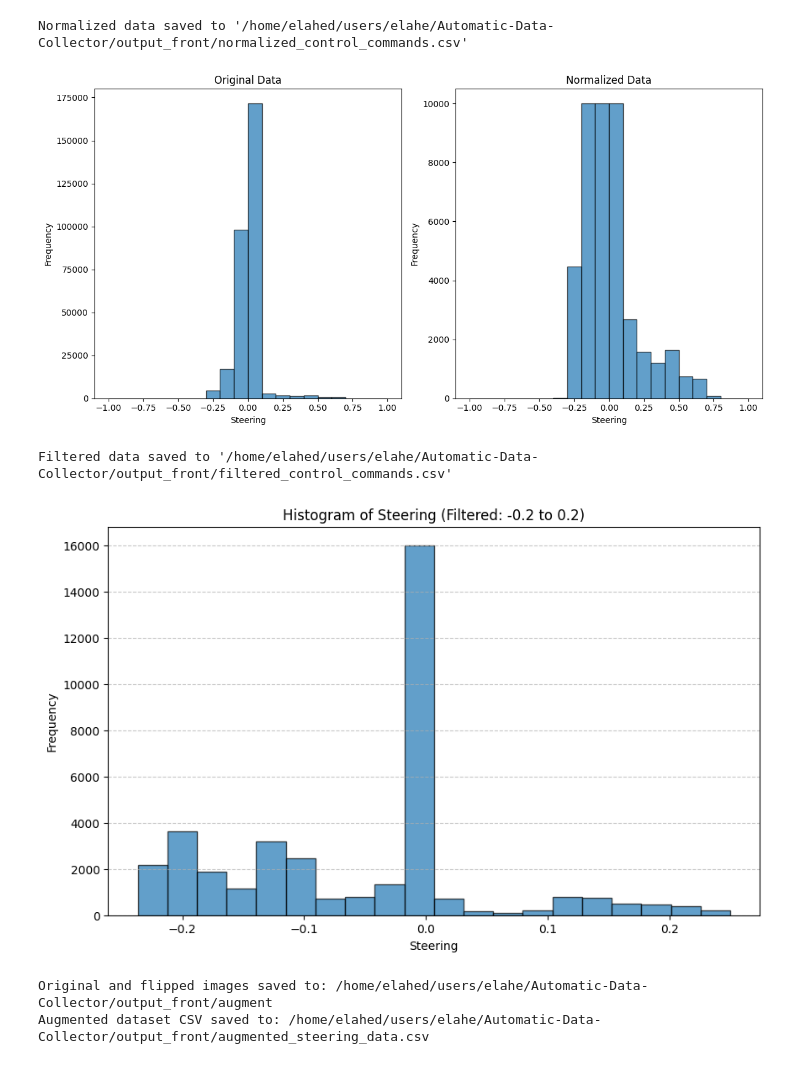
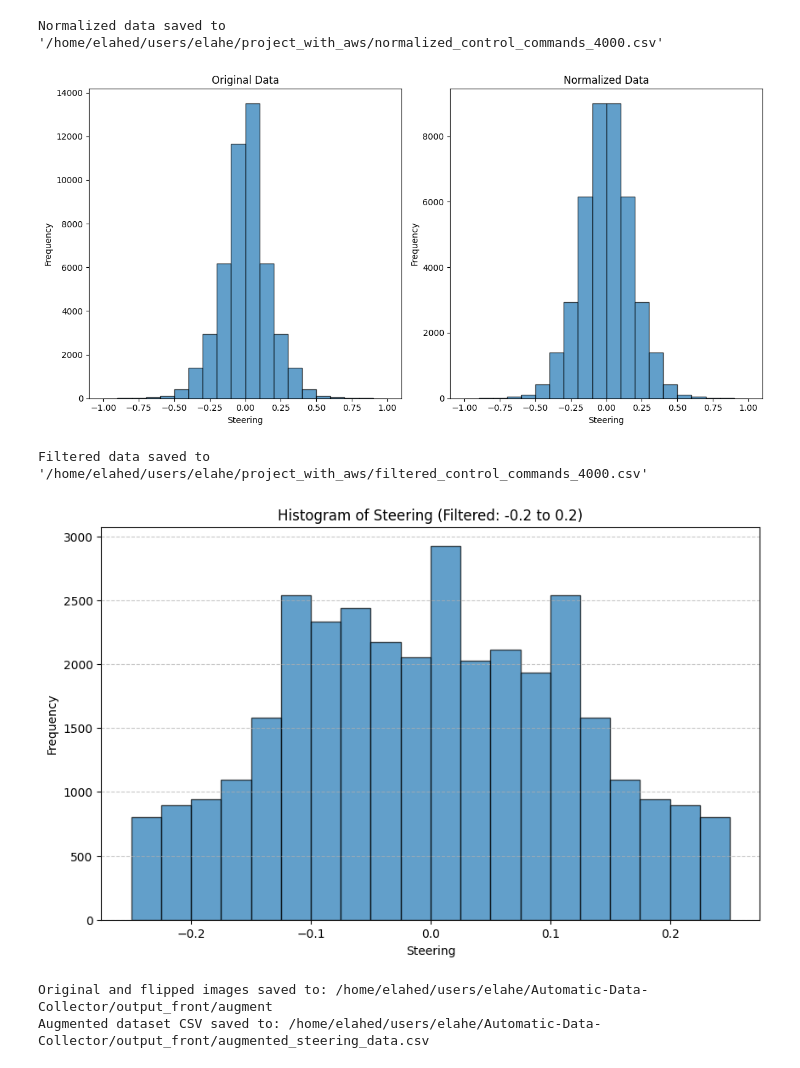
Before and after one commit to ElaheDlv/project-with-aws, a Jupyter notebook: with all data/data_normalizing.ipynb, the cells around one changed output. Drawn from its saved outputs; the diff is of its cells as text; code cells hidden in the pictures.

Commit message:
change the dataset to 4000 data from all lanes

```diff
--- a/with all data/data_normalizing.ipynb
+++ b/with all data/data_normalizing.ipynb
@@ -53,14 +53,14 @@ import pandas as pd
 import matplotlib.pyplot as plt
 
 # Load the data
-csv_file_path = '/home/elahed/users/elahe/Automatic-Data-Collector/output_front/cleaned_control_commands.csv'
+csv_file_path = '/home/elahed/users/elahe/project_with_aws/all_steering_concat_plus_3000_plus_19000_plus_10000_normalized_4000.csv'
 df = pd.read_csv(csv_file_path)
 
 # Define parameters
 column_name = 'Steering'  # Column to normalize
 num_bins = 20  # Number of bins
 bin_edges = np.linspace(-1, 1, num_bins + 1)  # Bin edges from -1 to 1
-max_count_per_bin = 10000  # Maximum data points per bin
+max_count_per_bin = 9000  # Maximum data points per bin
 
 # Initialize a DataFrame for the normalized data
 normalized_df = pd.DataFrame()
@@ -79,7 +79,7 @@ for i in range(len(bin_edges) - 1):
     normalized_df = pd.concat([normalized_df, bin_data])
 
 # Save the normalized data to a new CSV file
-normalized_csv_path = '/home/elahed/users/elahe/Automatic-Data-Collector/output_front/normalized_control_commands.csv'
+normalized_csv_path = '/home/elahed/users/elahe/project_with_aws/normalized_control_commands_4000.csv'
 normalized_df.to_csv(normalized_csv_path, index=False)
 
 print(f"Normalized data saved to '{normalized_csv_path}'")
@@ -104,35 +104,35 @@ plt.ylabel("Frequency")
 plt.tight_layout()
 plt.show()
 # %% [output]
-Normalized data saved to '/home/elahed/users/elahe/Automatic-Data-Collector/output_front/normalized_control_commands.csv'
+Normalized data saved to '/home/elahed/users/elahe/project_with_aws/normalized_control_commands_4000.csv'
-[figure, old version]
+[figure, new version]
 # %%
 import pandas as pd
 import matplotlib.pyplot as plt
 
 # Load the data
-csv_file_path = '/home/elahed/users/elahe/Automatic-Data-Collector/output_front/normalized_control_commands.csv'
+csv_file_path = '/home/elahed/users/elahe/project_with_aws/normalized_control_commands_4000.csv'
 df = pd.read_csv(csv_file_path)
 
 # Filter the data for steering values between -0.25 and 0.25
 column_name = 'Steering'  # Column to filter
 filtered_df = df[(df[column_name] >= -0.25) & (df[column_name] <= 0.25)]
 
 # Save the filtered data to a new CSV file
-filtered_csv_path = '/home/elahed/users/elahe/Automatic-Data-Collector/output_front/filtered_control_commands.csv'
+filtered_csv_path = '/home/elahed/users/elahe/project_with_aws/filtered_control_commands_4000.csv'
 filtered_df.to_csv(filtered_csv_path, index=False)
 
 print(f"Filtered data saved to '{filtered_csv_path}'")
 
 # Plot the histogram of the filtered data
 plt.figure(figsize=(10, 6))
 plt.hist(filtered_df[column_name], bins=20, edgecolor='black', alpha=0.7)
 plt.title(f"Histogram of {column_name} (Filtered: -0.2 to 0.2)")
 plt.xlabel(column_name)
 plt.ylabel("Frequency")
 plt.grid(axis='y', linestyle='--', alpha=0.7)
 plt.show()
 # %% [output]
-Filtered data saved to '/home/elahed/users/elahe/Automatic-Data-Collector/output_front/filtered_control_commands.csv'
+Filtered data saved to '/home/elahed/users/elahe/project_with_aws/filtered_control_commands_4000.csv'
-[figure, old version]
+[figure, new version]
 # %%
```
Also changed, not shown: parts of 7 cells of this notebook, 6 other files.
